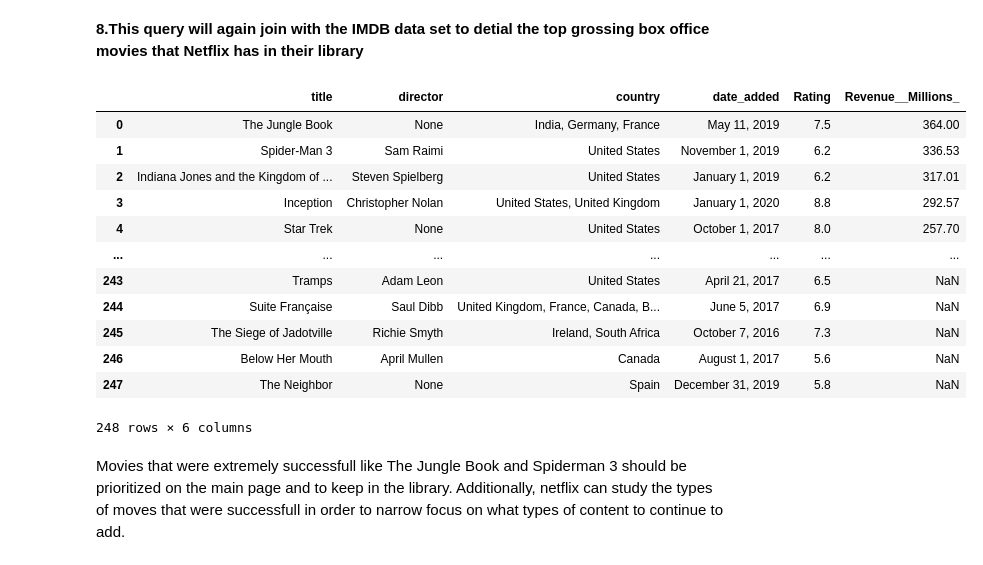
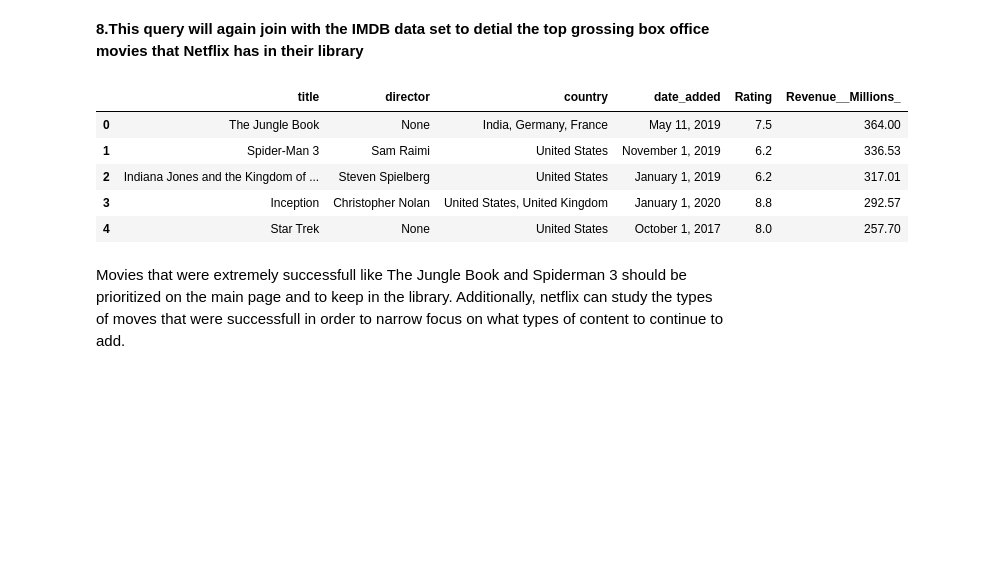
Before and after one commit to aditya248/Netflix-Exploratory-Data-Analysis, a Jupyter notebook: BA775_TeamProject_B2T8.ipynb, the cells around one changed output. Cells and saved outputs as stored; diff of their text form; code cells hidden in the pictures; blank space fills up the shorter version.

```diff
--- a/BA775_TeamProject_B2T8.ipynb
+++ b/BA775_TeamProject_B2T8.ipynb
@@ -193,24 +162,18 @@ Netflix should ensure these movies stay on their site for as much time as possil
 # %%
 %%bigquery --project=ba775-team8-b2
 SELECT n.title, n.director, n.country, n.date_added, r.Rating, r.Revenue__Millions_
 FROM `ba775-team8-b2.Netflix.netflix_titles` as n
 INNER JOIN `ba775-team8-b2.Netflix.IMBd_movies_ratings` as r
    ON lower(n.title) = lower(r.title)
 ORDER BY r.Revenue__Millions_ DESC
+Limit 5
 # %% [output]
 |  | title | director | country | date_added | Rating | Revenue__Millions_ |
 | 0 | The Jungle Book | None | India, Germany, France | May 11, 2019 | 7.5 | 364.00 |
 | 1 | Spider-Man 3 | Sam Raimi | United States | November 1, 2019 | 6.2 | 336.53 |
 | 2 | Indiana Jones and the Kingdom of ... | Steven Spielberg | United States | January 1, 2019 | 6.2 | 317.01 |
 | 3 | Inception | Christopher Nolan | United States, United Kingdom | January 1, 2020 | 8.8 | 292.57 |
 | 4 | Star Trek | None | United States | October 1, 2017 | 8.0 | 257.70 |
-| ... | ... | ... | ... | ... | ... | ... |
-| 243 | Tramps | Adam Leon | United States | April 21, 2017 | 6.5 | NaN |
-| 244 | Suite Française | Saul Dibb | United Kingdom, France, Canada, B... | June 5, 2017 | 6.9 | NaN |
-| 245 | The Siege of Jadotville | Richie Smyth | Ireland, South Africa | October 7, 2016 | 7.3 | NaN |
-| 246 | Below Her Mouth | April Mullen | Canada | August 1, 2017 | 5.6 | NaN |
-| 247 | The Neighbor | None | Spain | December 31, 2019 | 5.8 | NaN |
-248 rows × 6 columns
 # %% [markdown]
 Movies that were extremely successfull like The Jungle Book and Spiderman 3 should be prioritized on the main page and to keep in the library. Additionally, netflix can study the types of moves that were successfull in order to narrow focus on what types of content to continue to add.
 # %% [markdown]
```
Also changed, not shown: parts of 8 cells of this notebook.
